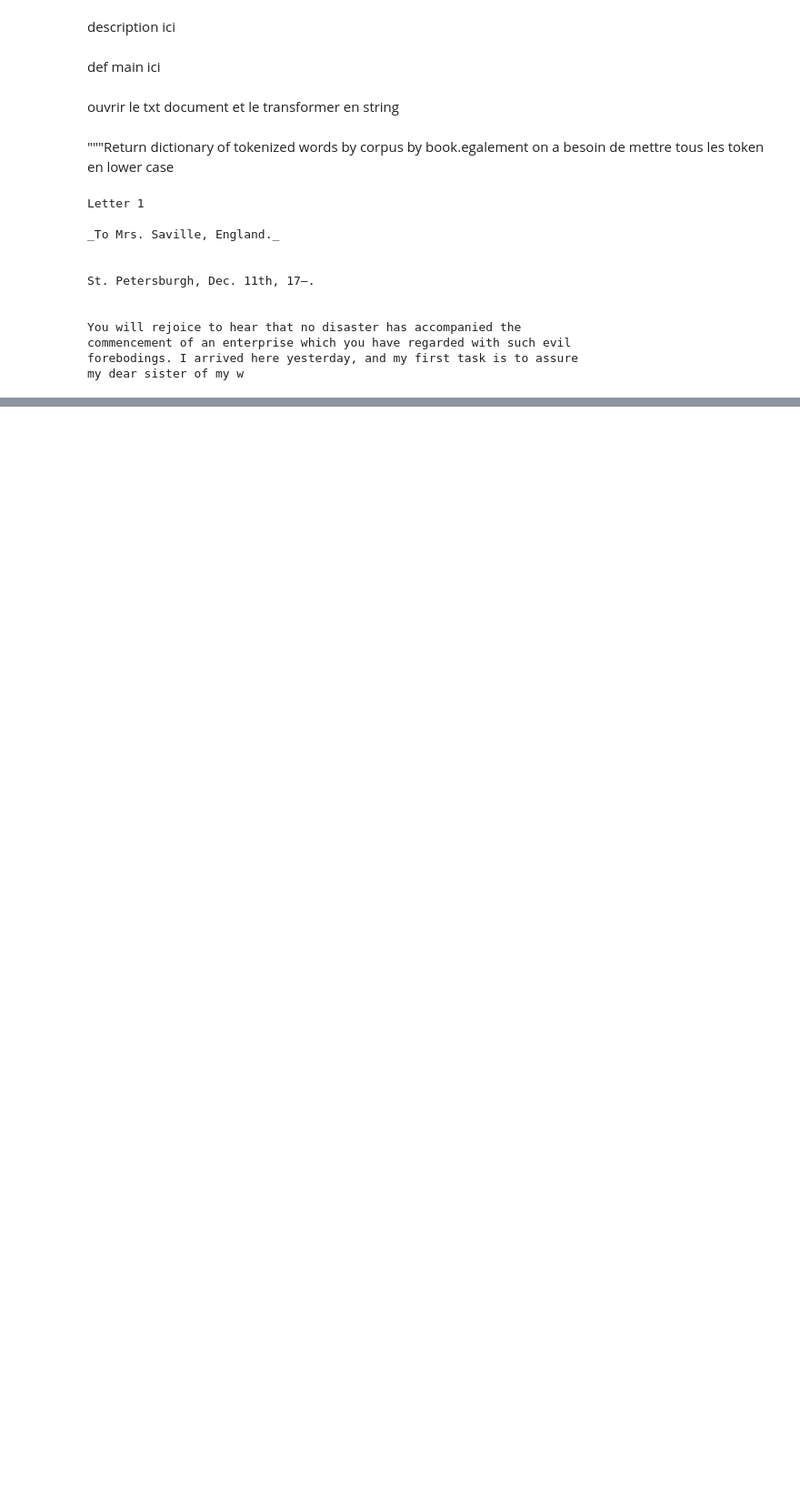
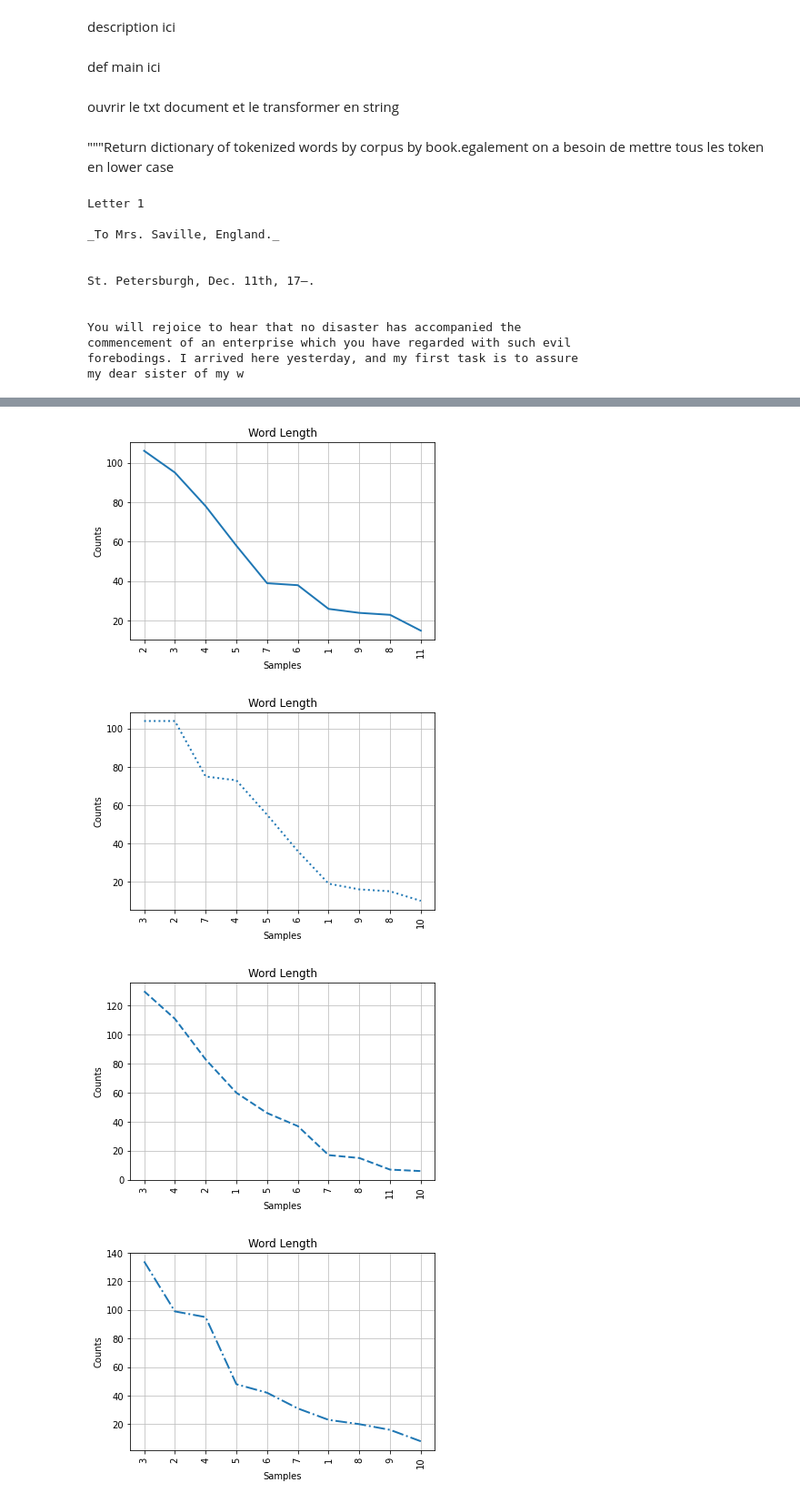
Before and after one commit to NoxuuLab/stylometry, a Jupyter notebook: stylometry.ipynb, the cells around one changed output, grey strips where cells are left out. Shown at 91% size. Drawn from its saved outputs; the diff is of its cells as text; code cells hidden in the pictures; blank space fills up the shorter version.

```diff
--- a/stylometry.ipynb
+++ b/stylometry.ipynb
@@ -111,0 +122,22 @@ No handles with labels found to put in legend.
+# %%
+def word_length_test(words_by_author, len_shortest_corpus):
+    by_author_length_freq_dist = dict()
+    plt.figure(4)
+    plt.ion()
+    for i, author in enumerate(words_by_author):
+        word_lengths = [len(word) for word in words_by_author[author]
+        [:len_shortest_corpus]]
+        by_author_length_freq_dist[author] = nltk.FreqDist(word_lengths)
+        by_author_length_freq_dist[author].plot(10, linestyle=LINES[i],
+                                                title='Word Length')
+
+
+    plt.legend(author)
+    plt.show()
+# %%
+word_length_test(words_from_book, len_shortest_corpus)
+# %% [output]
+[figure, added]
+[figure, added]
+[figure, added]
+[figure, added]
```
Also changed, not shown: parts of 14 cells of this notebook, 4 other files.
